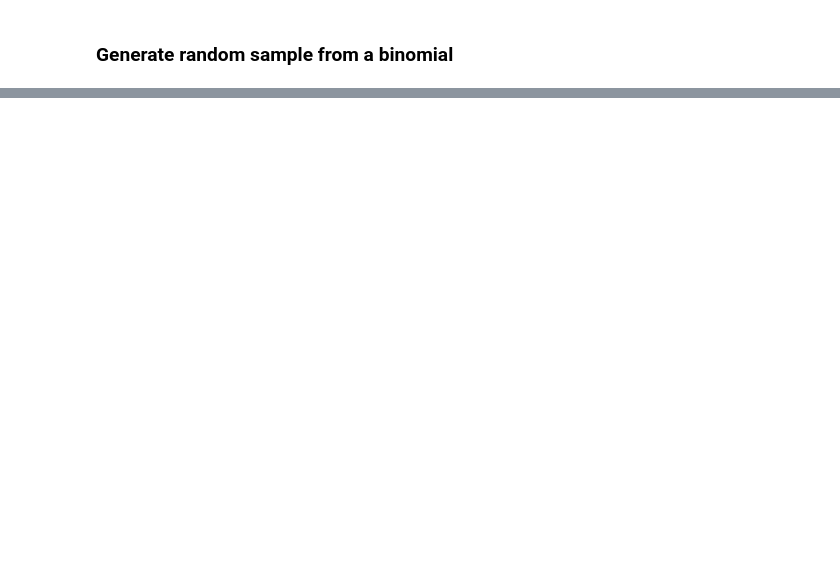
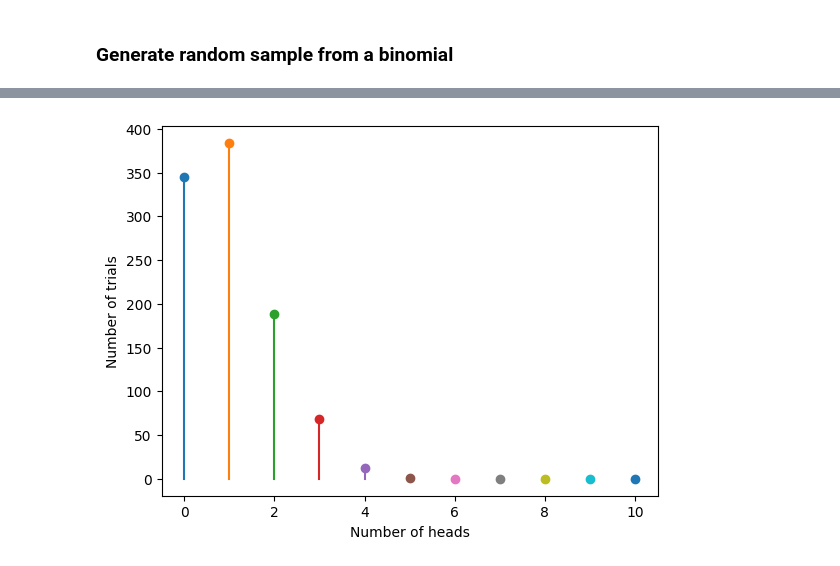
Before and after one commit to shazzad-hasan/experiments, a Jupyter notebook: binomial_distribution/binomial.ipynb, the cells around one changed output, grey strips where cells are left out. Cells and saved outputs as stored; diff of their text form; code cells hidden in the pictures; blank space fills up the shorter version.

```diff
--- a/binomial_distribution/binomial.ipynb
+++ b/binomial_distribution/binomial.ipynb
@@ -90,13 +115,15 @@ plt.hist(n_heads_arr, bins=20)
 # %%
 for i in range(n+1):
   # number of trials with 'i' heads
   n_i = np.sum(n_heads_arr == i)
-  plt.scatter(i, n_i, color='k')
-  # add vertical lines from better look
-  plt.plot([i,i], [0,n_i], color='k')
+  plt.scatter(i, n_i)
+  # add vertical lines
+  plt.plot([i,i], [0,n_i])
 plt.xlabel("Number of heads")
-plt.ylabel(f"Number of trials (out of {n_trial})")
+plt.ylabel(f"Number of trials")
 plt.show()
+# %% [output]
+[figure, added]
 # %%
 for i in range(n+1):
   # number of trials with 'i' heads
```
Also changed, not shown: parts of 9 cells of this notebook.
